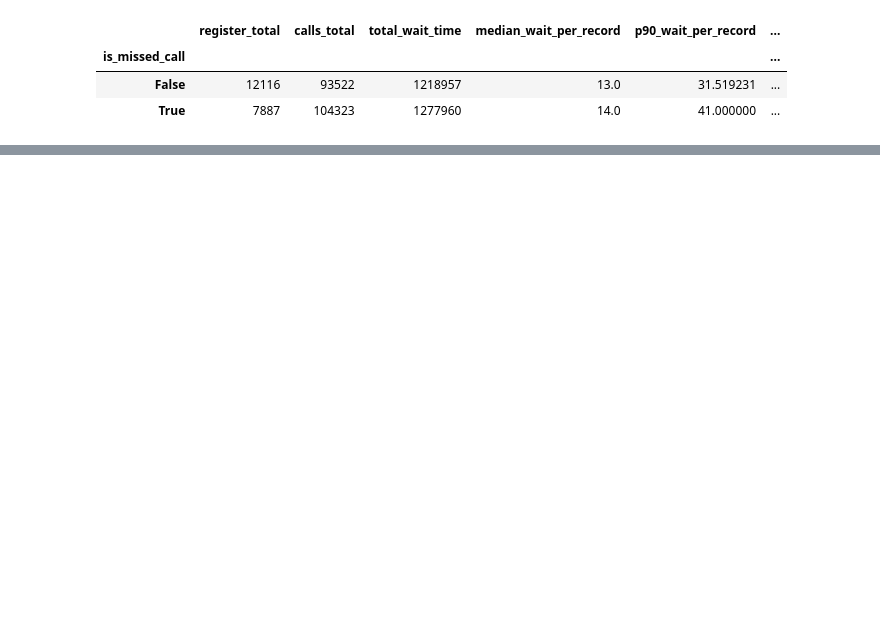
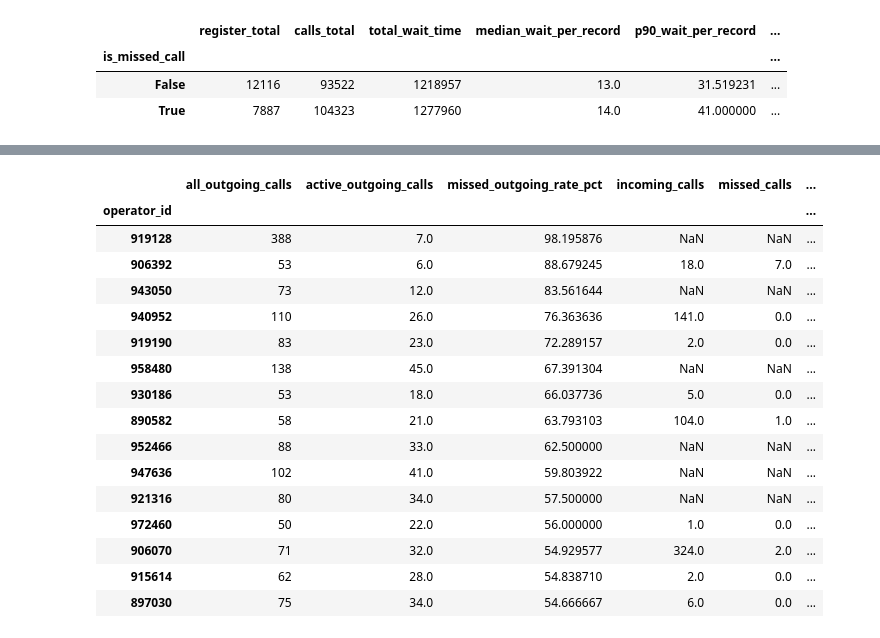
Before and after one commit to thaisCrtn/telecom_CallMeMaybe_analysis, a Jupyter notebook: notebooks/notebook.ipynb, the cells around one changed output, grey strips where cells are left out. Cells and saved outputs as stored; diff of their text form; code cells hidden in the pictures; blank space fills up the shorter version.

```diff
--- a/notebooks/notebook.ipynb
+++ b/notebooks/notebook.ipynb
@@ -1425,0 +1944,20 @@ Será necessário analisar os tempos de espera por operador, considerando apenas
+# %%
+outgoing_candidates = low_outgoing_operators[
+    (low_outgoing_operators['active_outgoing_calls'] < 50)
+    & (low_outgoing_operators['all_outgoing_calls'] >= 50)
+].copy()
+
+outgoing_candidates = outgoing_candidates.sort_values(
+    'missed_outgoing_rate_pct',
+    ascending=False
+)
+
+outgoing_candidates[
+    [
+        'outgoing_registers',
+        'all_outgoing_calls',
+        'active_outgoing_calls',
+        'missed_outgoing_calls',
+        'missed_outgoing_rate_pct'
+    ]
+].head(15)
@@ -1425,0 +1982,58 @@ Será necessário analisar os tempos de espera por operador, considerando apenas
+# %%
+outgoing_cross_review = outgoing_candidates.join(
+    operator_metrics[
+        [
+            'incoming_calls',
+            'missed_calls',
+            'missed_call_rate'
+        ]
+    ],
+    how='left'
+).join(
+    operator_wait_50[
+        ['weighted_avg_wait_per_call']
+    ].rename(
+        columns={
+            'weighted_avg_wait_per_call':
+                'incoming_avg_wait_per_call'
+        }
+    ),
+    how='left'
+)
+
+outgoing_cross_review['incoming_wait_above_p95'] = (
+    outgoing_cross_review['incoming_avg_wait_per_call'] > p95_wait
+)
+outgoing_cross_review.sort_values(
+    'missed_outgoing_rate_pct',
+    ascending=False
+)[
+    [
+        'all_outgoing_calls',
+        'active_outgoing_calls',
+        'missed_outgoing_rate_pct',
+        'incoming_calls',
+        'missed_calls',
+        'missed_call_rate',
+        'incoming_avg_wait_per_call',
+        'incoming_wait_above_p95'
+    ]
+].head(15)
+# %% [output]
+|  | all_outgoing_calls | active_outgoing_calls | missed_outgoing_rate_pct | incoming_calls | missed_calls | ... |
+| operator_id |  |  |  |  |  | ... |
+| 919128 | 388 | 7.0 | 98.195876 | NaN | NaN | ... |
+| 906392 | 53 | 6.0 | 88.679245 | 18.0 | 7.0 | ... |
+| 943050 | 73 | 12.0 | 83.561644 | NaN | NaN | ... |
+| 940952 | 110 | 26.0 | 76.363636 | 141.0 | 0.0 | ... |
+| 919190 | 83 | 23.0 | 72.289157 | 2.0 | 0.0 | ... |
+| 958480 | 138 | 45.0 | 67.391304 | NaN | NaN | ... |
+| 930186 | 53 | 18.0 | 66.037736 | 5.0 | 0.0 | ... |
+| 890582 | 58 | 21.0 | 63.793103 | 104.0 | 1.0 | ... |
+| 952466 | 88 | 33.0 | 62.500000 | NaN | NaN | ... |
+| 947636 | 102 | 41.0 | 59.803922 | NaN | NaN | ... |
+| 921316 | 80 | 34.0 | 57.500000 | NaN | NaN | ... |
+| 972460 | 50 | 22.0 | 56.000000 | 1.0 | 0.0 | ... |
+| 906070 | 71 | 32.0 | 54.929577 | 324.0 | 2.0 | ... |
+| 915614 | 62 | 28.0 | 54.838710 | 2.0 | 0.0 | ... |
+| 897030 | 75 | 34.0 | 54.666667 | 6.0 | 0.0 | ... |
```
Also changed, not shown: parts of 49 cells of this notebook.
